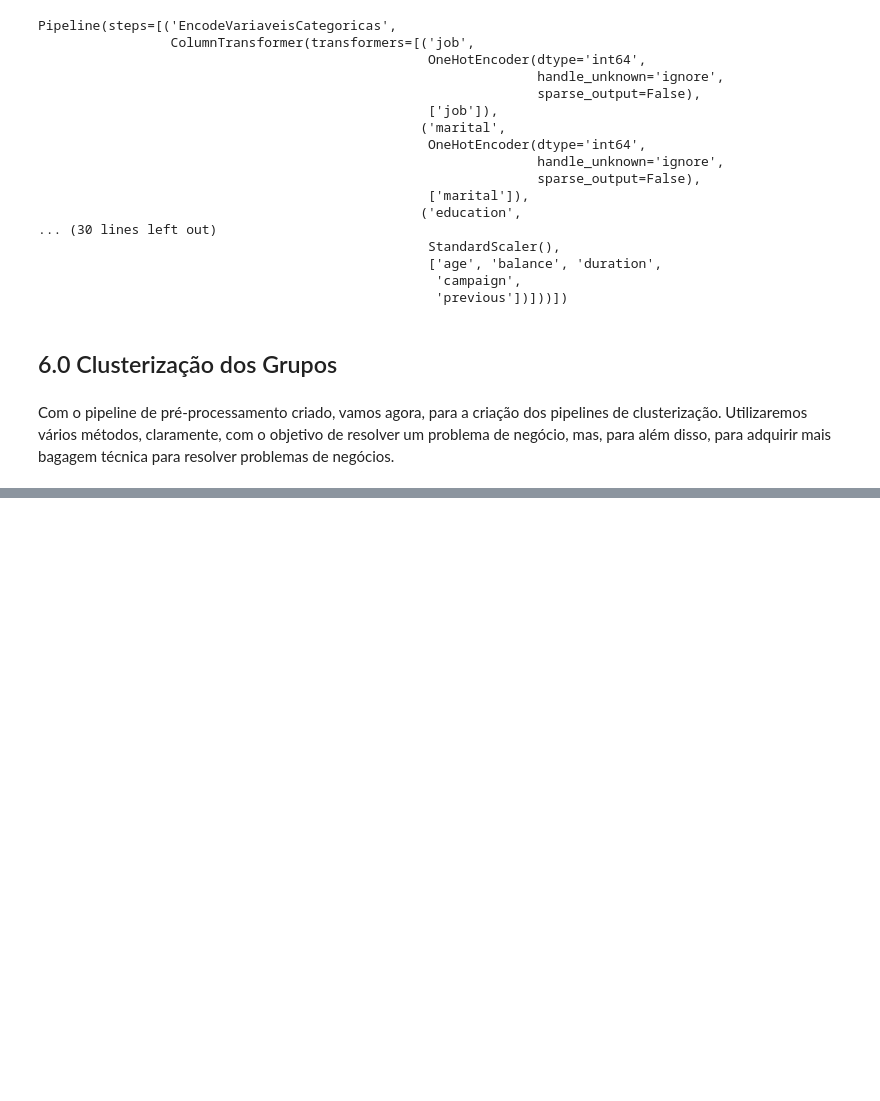
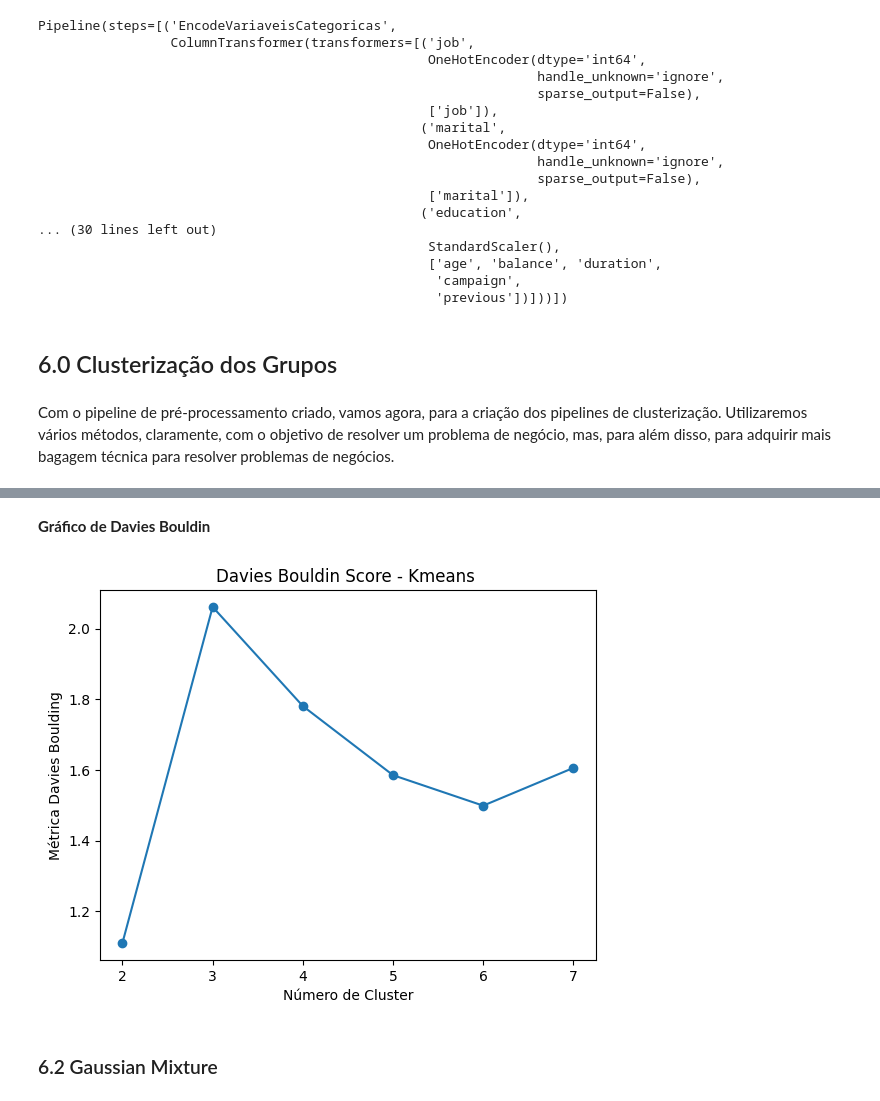
Before and after one commit to jefferson-datascience/PrevisaoAceitarContratoBanco, a Jupyter notebook: AnaliseAgrupamentos/AnaliseAgrupamentos.ipynb, the cells around one changed output, grey strips where cells are left out. Drawn from its saved outputs; the diff is of its cells as text; code cells hidden in the pictures; blank space fills up the shorter version.

```diff
--- a/AnaliseAgrupamentos/AnaliseAgrupamentos.ipynb
+++ b/AnaliseAgrupamentos/AnaliseAgrupamentos.ipynb
@@ -435,0 +488,17 @@ Com o pipeline de pré-processamento criado, vamos agora, para a criação dos p
+# %% [markdown]
+**Gráfico de Davies Bouldin**
+# %%
+plt.figure()
+plt.plot(list(kmeans_davies_bouldin_score.keys()), list(kmeans_davies_bouldin_score.values()), marker='o')
+plt.xlabel("Número de Cluster")
+plt.ylabel('Métrica Davies Boulding')
+plt.title('Davies Bouldin Score - Kmeans ')
+
+# eixo x apenas inteiros
+plt.gca().xaxis.set_major_locator(MultipleLocator(1))
+
+plt.show()
+# %% [output]
+[figure, added]
+# %% [markdown]
+### 6.2 Gaussian Mixture
```
Also changed, not shown: parts of 167 cells of this notebook.
